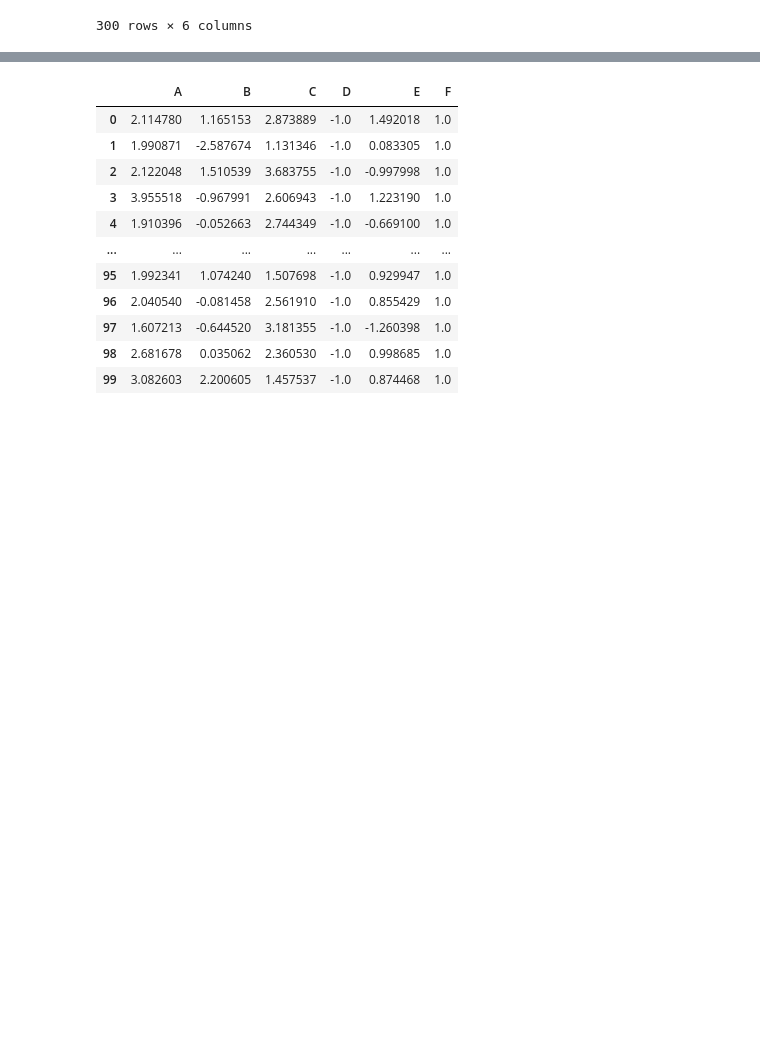
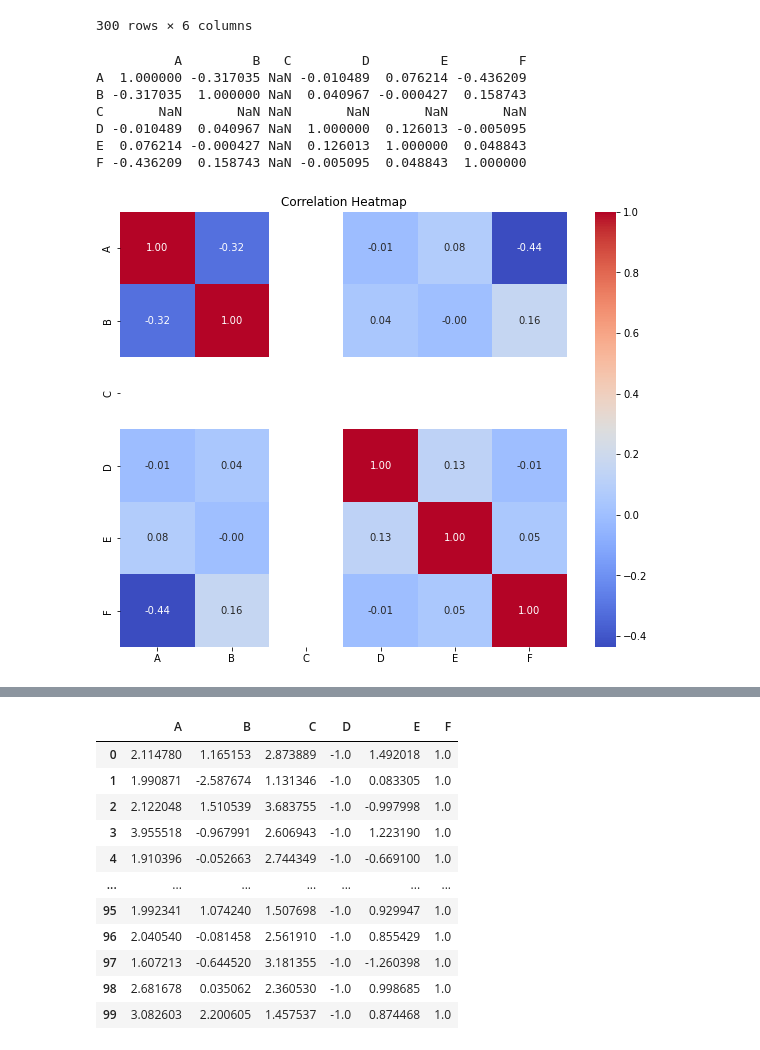
Before and after one commit to Villinger1999/BO-Mini-project, a Jupyter notebook: C-project/correlation.ipynb, the cells around one changed output, grey strips where cells are left out. Drawn from its saved outputs; the diff is of its cells as text; code cells hidden in the pictures; blank space fills up the shorter version.

```diff
--- a/C-project/correlation.ipynb
+++ b/C-project/correlation.ipynb
@@ -419,4 +419,22 @@ df_C
 | 198 | 0.234592 | 0.304874 | 1.0 | 0.016089 | 0.769576 | 1.649232 |
 | 199 | -0.362140 | 0.019114 | 1.0 | 0.467256 | -0.867492 | 2.114722 |
 300 rows × 6 columns
+# %%
+correlation_matrix_C = df_C.corr()
+
+print(correlation_matrix_C)
+
+plt.figure(figsize=(10, 8))
+sns.heatmap(correlation_matrix_C, annot=True, cmap='coolwarm', fmt=".2f", annot_kws={"size": 10})
+plt.title('Correlation Heatmap')
+plt.show()
+# %% [output]
+          A         B   C         D         E         F
+A  1.000000 -0.317035 NaN -0.010489  0.076214 -0.436209
+B -0.317035  1.000000 NaN  0.040967 -0.000427  0.158743
+C       NaN       NaN NaN       NaN       NaN       NaN
+D -0.010489  0.040967 NaN  1.000000  0.126013 -0.005095
+E  0.076214 -0.000427 NaN  0.126013  1.000000  0.048843
+F -0.436209  0.158743 NaN -0.005095  0.048843  1.000000
+[figure, added]
 # %%
```
Also changed, not shown: parts of 8 cells of this notebook.
